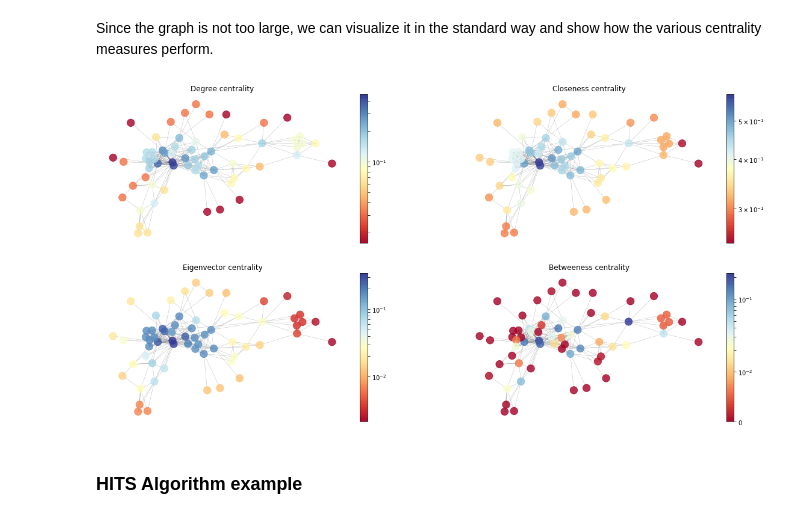
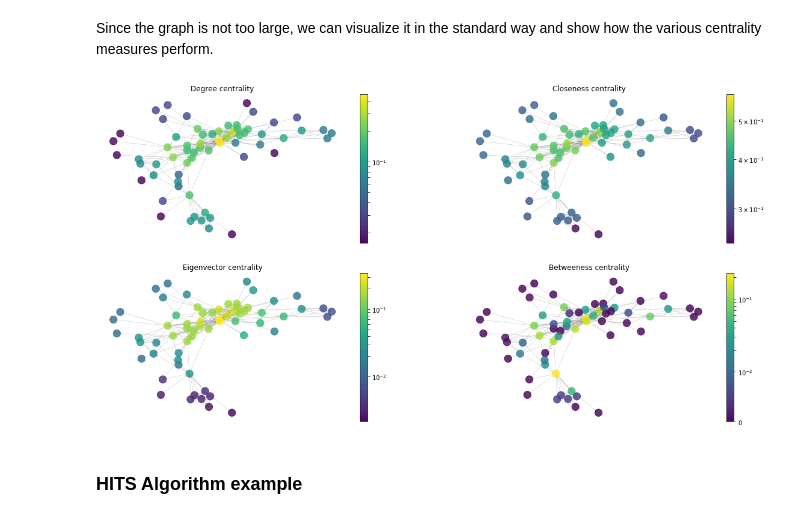
Before and after one commit to gregorioghidoli/netviz, a Jupyter notebook: SNA_pt1.ipynb, the cells around one changed output. Cells and saved outputs as stored; diff of their text form; code cells hidden in the pictures.

```diff
--- a/SNA_pt1.ipynb
+++ b/SNA_pt1.ipynb
@@ -266,35 +266,35 @@ def draw_measure(G, pos, title, node_size, cmap, measure, show=False, scale_colo
     edges = nx.draw_networkx_edges(G, pos, edge_color= "gray", width=edge_width)
 
     plt.title(title)
 
     if color_bar:
         plt.colorbar(nodes)
 
     plt.axis('off')
 
     if show:
         plt.show()
 
 pos = nx.spring_layout(G)
-cmap = pal.colorbrewer.diverging.RdYlBu_11.mpl_colormap
+cmap = plt.cm.get_cmap('viridis')
 node_size=150
 
 
 plt.figure(figsize=(20, 10))
 
 plt.subplot(2, 2, 1)
 draw_measure(G, pos, 'Degree centrality', node_size, cmap, nx.degree_centrality(G))
 
 plt.subplot(2, 2, 2)
 draw_measure(G, pos, 'Closeness centrality', node_size, cmap, nx.closeness_centrality(G))
 
 plt.subplot(2, 2, 3)
 draw_measure(G, pos, 'Eigenvector centrality', node_size, cmap, nx.eigenvector_centrality(G))
 
 plt.subplot(2, 2, 4)
 draw_measure(G, pos, 'Betweeness centrality', node_size, cmap, nx.betweenness_centrality(G), show=True)
 # %% [output]
-[figure, old version]
+[figure, new version]
 # %% [markdown]
 <h3>HITS Algorithm example</h3>
 # %%
```
Also changed, not shown: 3 other files.
